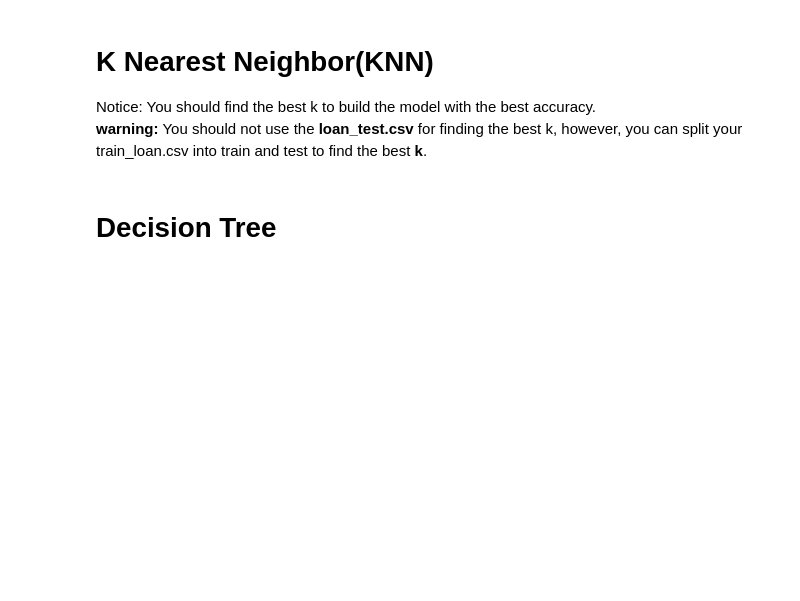
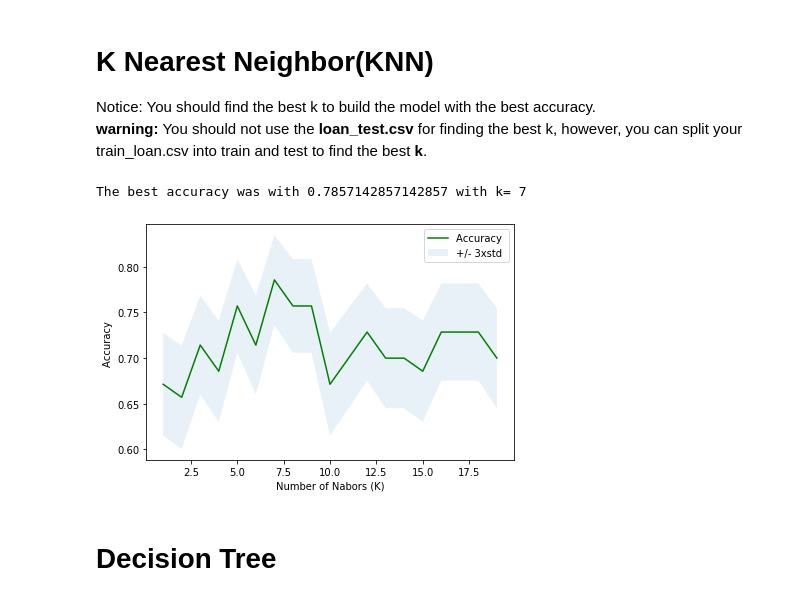
Before and after one commit to nwalker85/coursera-ibm-ai, a Jupyter notebook: Course-1/Capstone ML w_ Python.ipynb, the cells around one changed output. Drawn from its saved outputs; the diff is of its cells as text; code cells hidden in the pictures; blank space fills up the shorter version.

```diff
--- a/Course-1/Capstone ML w_ Python.ipynb
+++ b/Course-1/Capstone ML w_ Python.ipynb
@@ -284,3 +272,43 @@ __ Notice:__
 # K Nearest Neighbor(KNN)
 Notice: You should find the best k to build the model with the best accuracy.
 **warning:** You should not use the __loan_test.csv__ for finding the best k, however, you can split your train_loan.csv into train and test to find the best __k__.
+# %%
+df = pd.read_csv('loan_train.csv')
+
+df['Gender'].replace(to_replace=['male','female'], value=[0,1],inplace=True)
+df['loan_status'].replace(to_replace=['COLLECTION','PAIDOFF'], value=[0,1],inplace=True)
+df['due_date'] = pd.to_datetime(df['due_date'])
+df['effective_date'] = pd.to_datetime(df['effective_date'])
+df['dayofweek'] = df['effective_date'].dt.dayofweek
+df['weekend'] = df['dayofweek'].apply(lambda x: 1 if (x>3)  else 0)
+
+Feature = df[['Principal','terms','age','Gender','weekend']]
+Feature = pd.concat([Feature,pd.get_dummies(df['education'])], axis=1)
+Feature.drop(['Master or Above'], axis = 1,inplace=True)
+
+X_train, X_test, y_train, y_test = train_test_split( X, y, test_size=0.2, random_state=4)
+
+Ks = 20
+mean_acc = np.zeros((Ks-1))
+std_acc = np.zeros((Ks-1))
+ConfustionMx = [];
+for n in range(1,Ks):
+
+    #Train Model and Predict
+    neigh = KNeighborsClassifier(n_neighbors = n).fit(X_train,y_train)
+    yhat=neigh.predict(X_test)
+    mean_acc[n-1] = metrics.accuracy_score(y_test, yhat)
+
+
+    std_acc[n-1]=np.std(yhat==y_test)/np.sqrt(yhat.shape[0])
+plt.plot(range(1,Ks),mean_acc,'g')
+plt.fill_between(range(1,Ks),mean_acc - 1 * std_acc,mean_acc + 1 * std_acc, alpha=0.10)
+plt.legend(('Accuracy ', '+/- 3xstd'))
+plt.ylabel('Accuracy ')
+plt.xlabel('Number of Nabors (K)')
+plt.tight_layout()
+
+print( "The best accuracy was with", mean_acc.max(), "with k=", mean_acc.argmax()+1)
+# %% [output]
+The best accuracy was with 0.7857142857142857 with k= 7
+[figure, added]
```
Also changed, not shown: parts of 10 cells of this notebook, 15 other files.
